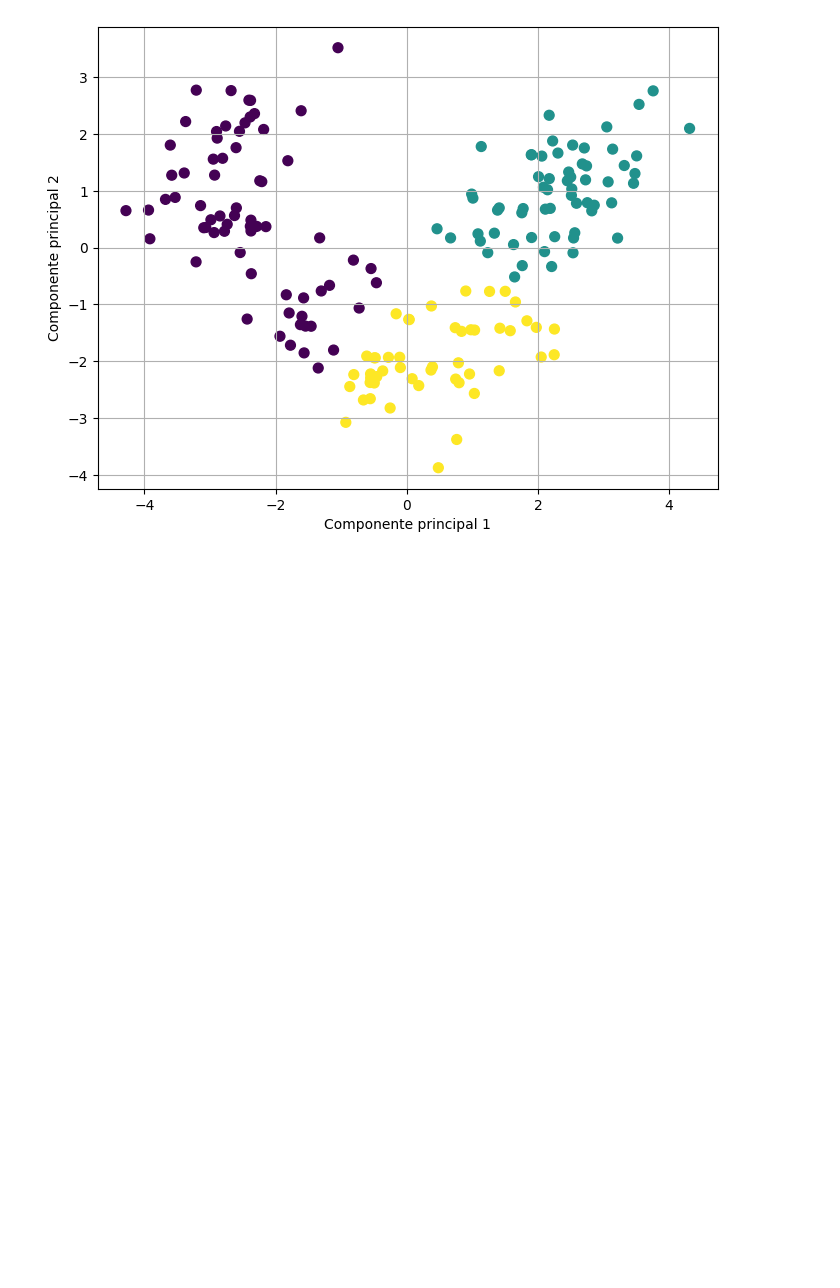
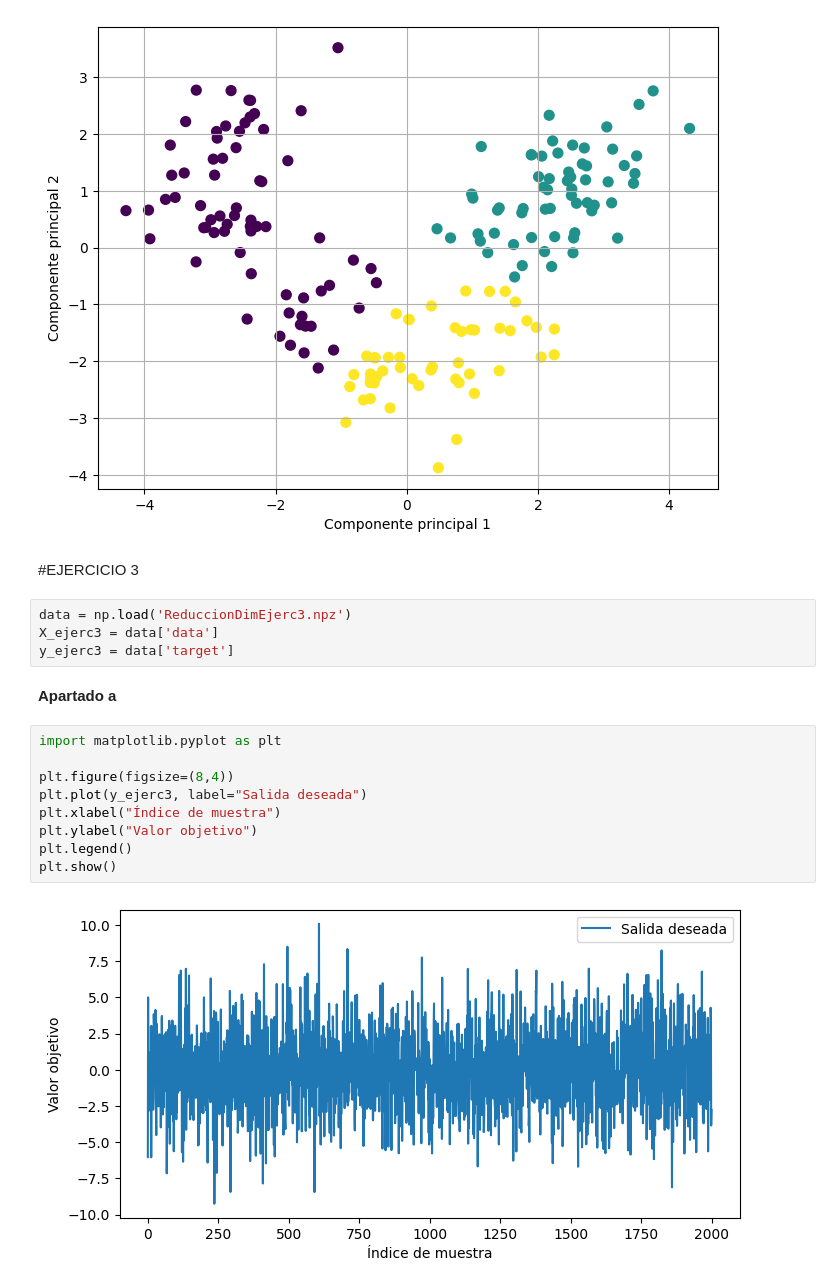
Before and after one commit to rubengamarro/practicas_aprendizaje_no_supervisado, a Jupyter notebook: 2_Reduccion_de_dimensionalidad.ipynb, the cells around one changed output. Cells and saved outputs as stored; diff of their text form; blank space fills up the shorter version.

```diff
--- a/2_Reduccion_de_dimensionalidad.ipynb
+++ b/2_Reduccion_de_dimensionalidad.ipynb
@@ -135,3 +135,22 @@ plt.grid(True)
 plt.show()
 # %% [output]
 [figure]
+# %% [markdown]
+#EJERCICIO 3
+# %%
+data = np.load('ReduccionDimEjerc3.npz')
+X_ejerc3 = data['data']
+y_ejerc3 = data['target']
+# %% [markdown]
+**Apartado a**
+# %%
+import matplotlib.pyplot as plt
+
+plt.figure(figsize=(8,4))
+plt.plot(y_ejerc3, label="Salida deseada")
+plt.xlabel("Índice de muestra")
+plt.ylabel("Valor objetivo")
+plt.legend()
+plt.show()
+# %% [output]
+[figure, added]
```
Also changed, not shown: parts of 52 cells of this notebook.
